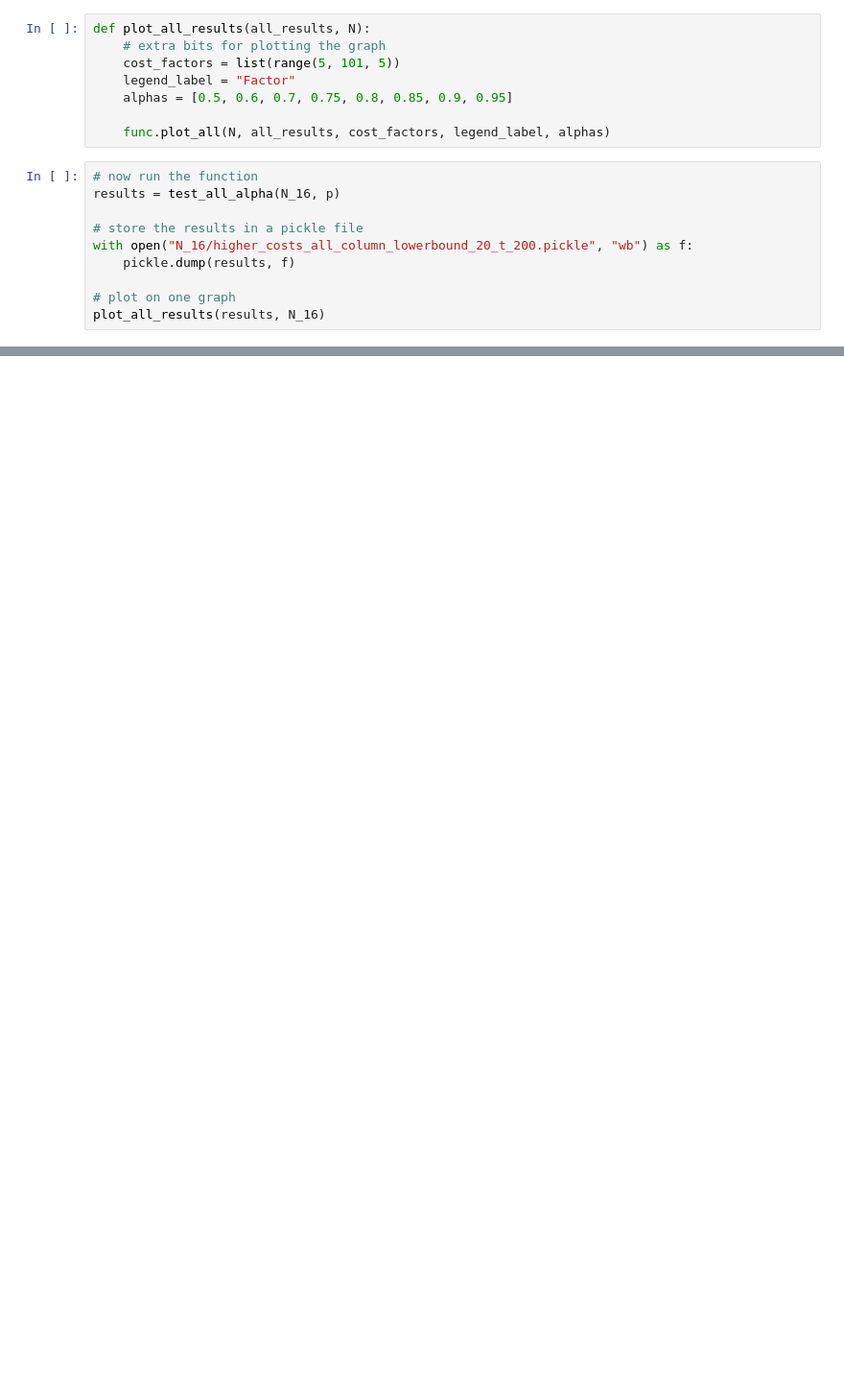
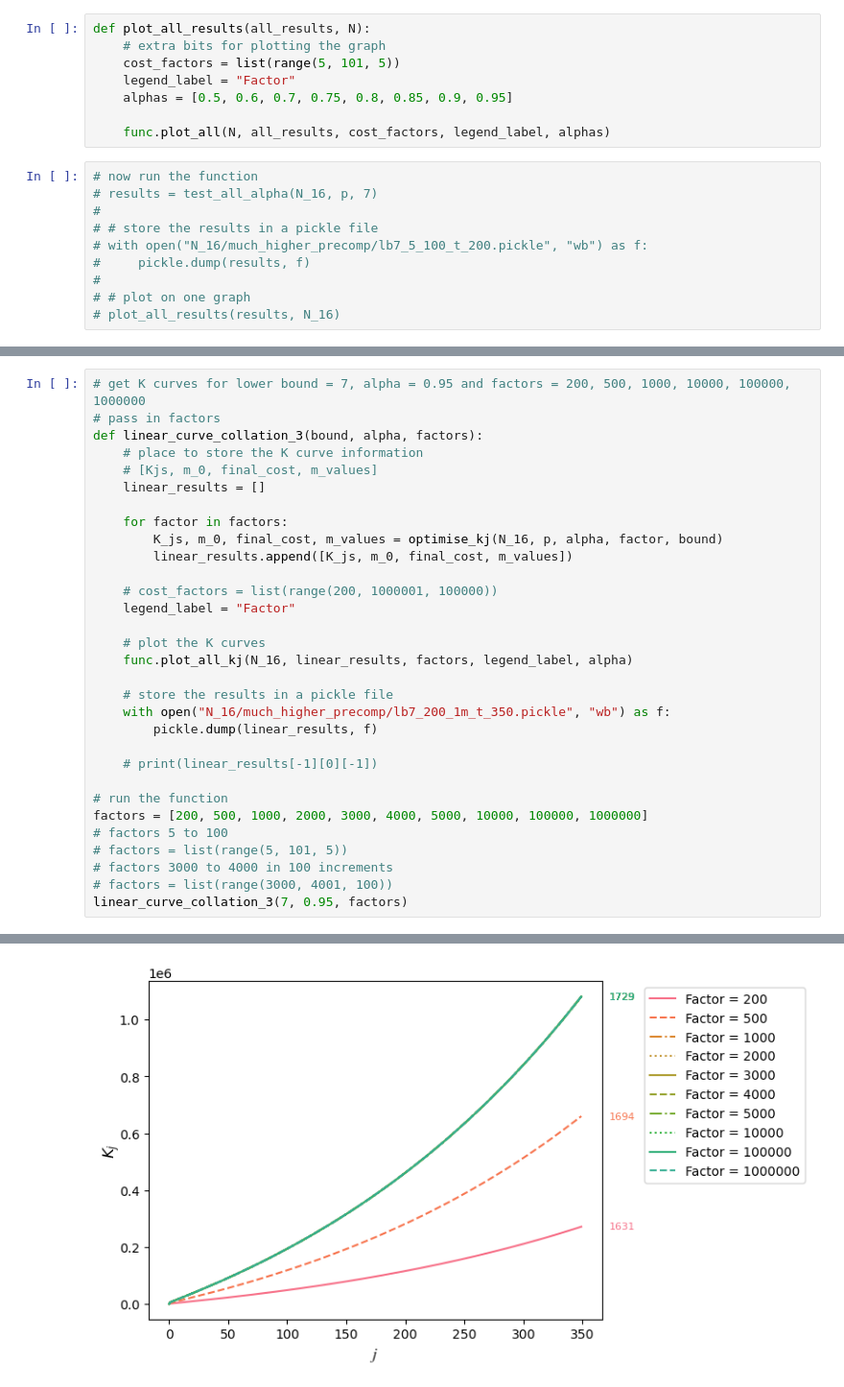
Before and after one commit to mahfuzahf/cherry-picking-reduction-functions, a Jupyter notebook: plots/higher_costs/with_new_optimiser.ipynb, the cells around one changed output, grey strips where cells are left out. Shown at 96% size. Drawn from its saved outputs; the diff is of its cells as text; blank space fills up the shorter version.

Commit message:
ermm done a bunch of tests on massive precomputation budgets

```diff
--- a/plots/higher_costs/with_new_optimiser.ipynb
+++ b/plots/higher_costs/with_new_optimiser.ipynb
@@ -221,11 +227,11 @@ def plot_all_results(all_results, N):
     func.plot_all(N, all_results, cost_factors, legend_label, alphas)
 # %%
 # now run the function
-results = test_all_alpha(N_16, p)
-
-# store the results in a pickle file
-with open("N_16/higher_costs_all_column_lowerbound_20_t_200.pickle", "wb") as f:
-    pickle.dump(results, f)
-
-# plot on one graph
-plot_all_results(results, N_16)
+# results = test_all_alpha(N_16, p, 7)
+#
+# # store the results in a pickle file
+# with open("N_16/much_higher_precomp/lb7_5_100_t_200.pickle", "wb") as f:
+#     pickle.dump(results, f)
+#
+# # plot on one graph
+# plot_all_results(results, N_16)
@@ -369,0 +324,32 @@ Optimization terminated successfully    (Exit mode 0)
+# %%
+# get K curves for lower bound = 7, alpha = 0.95 and factors = 200, 500, 1000, 10000, 100000, 1000000
+# pass in factors
+def linear_curve_collation_3(bound, alpha, factors):
+    # place to store the K curve information
+    # [Kjs, m_0, final_cost, m_values]
+    linear_results = []
+
+    for factor in factors:
+        K_js, m_0, final_cost, m_values = optimise_kj(N_16, p, alpha, factor, bound)
+        linear_results.append([K_js, m_0, final_cost, m_values])
+
+    # cost_factors = list(range(200, 1000001, 100000))
+    legend_label = "Factor"
+
+    # plot the K curves
+    func.plot_all_kj(N_16, linear_results, factors, legend_label, alpha)
+
+    # store the results in a pickle file
+    with open("N_16/much_higher_precomp/lb7_200_1m_t_350.pickle", "wb") as f:
+        pickle.dump(linear_results, f)
+
+    # print(linear_results[-1][0][-1])
+
+# run the function
+factors = [200, 500, 1000, 2000, 3000, 4000, 5000, 10000, 100000, 1000000]
+# factors 5 to 100
+# factors = list(range(5, 101, 5))
+# factors 3000 to 4000 in 100 increments
+# factors = list(range(3000, 4001, 100))
+linear_curve_collation_3(7, 0.95, factors)
+# %% [output]
@@ -369,0 +373 @@ Optimization terminated successfully    (Exit mode 0)
+[figure, added]
```
Also changed, not shown: parts of 11 cells of this notebook, 5 other files.
